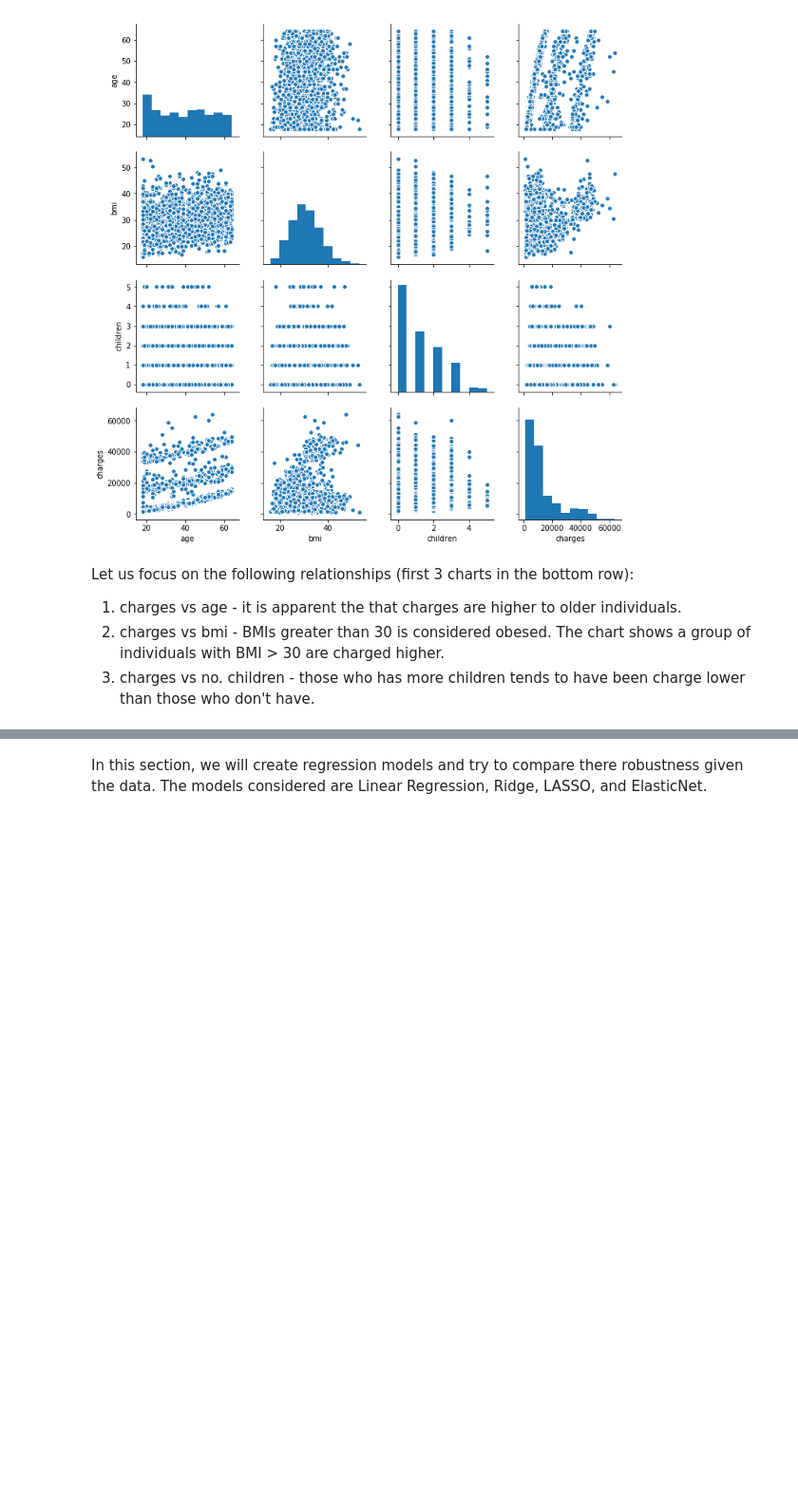
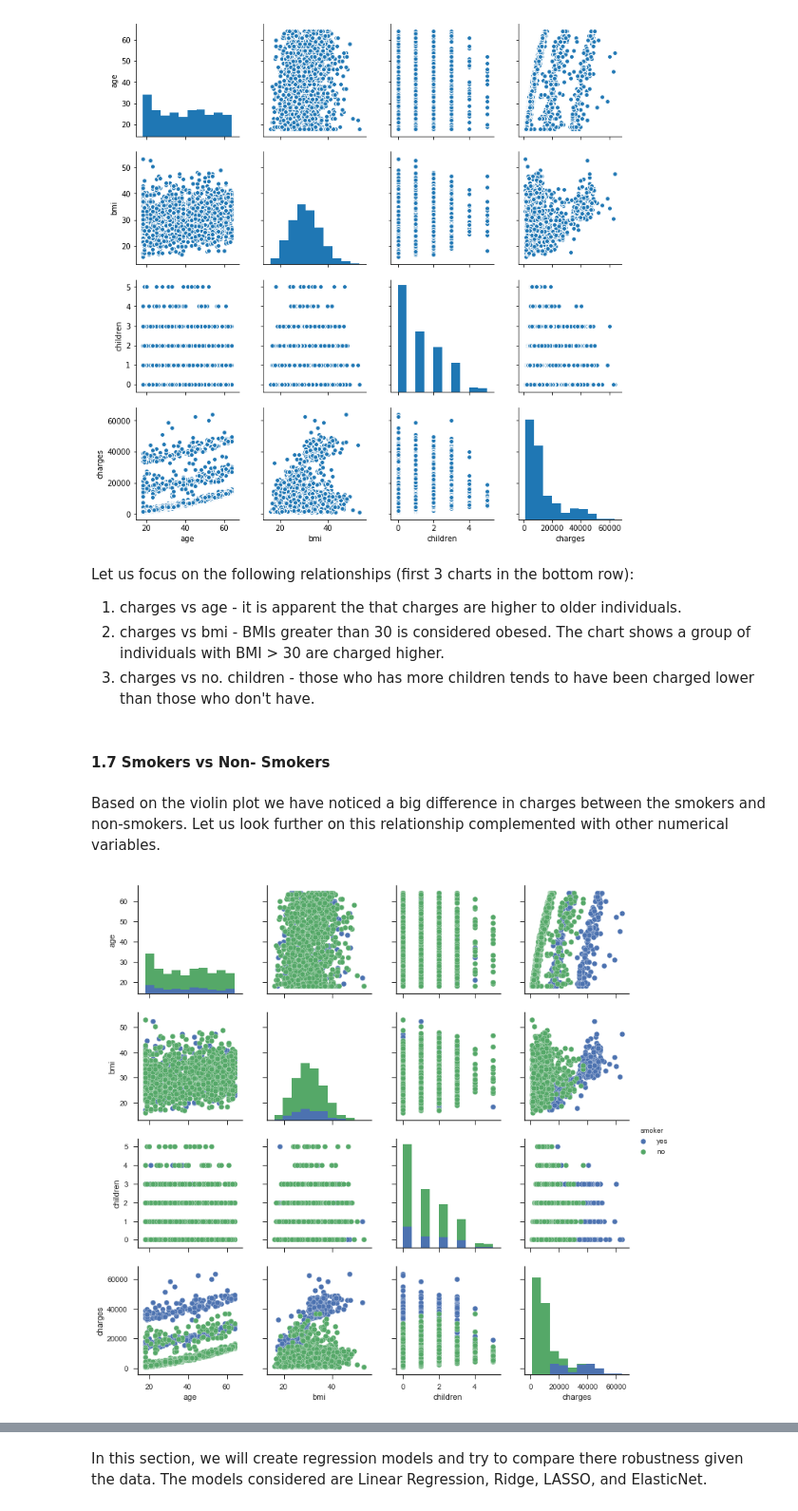
Before and after one commit to GrejSegura/MyProjects, a Jupyter notebook: MedicalInsuranceAnalysis/src/medInsurance_dataAnalysis.ipynb, the cells around one changed output, grey strips where cells are left out. Shown at 95% size. Drawn from its saved outputs; the diff is of its cells as text; code cells hidden in the pictures; blank space fills up the shorter version.

```diff
--- a/MedicalInsuranceAnalysis/src/medInsurance_dataAnalysis.ipynb
+++ b/MedicalInsuranceAnalysis/src/medInsurance_dataAnalysis.ipynb
@@ -150,4 +163,13 @@ pairPlot = sns.pairplot(data)
 Let us focus on the following relationships (first 3 charts in the bottom row):
 1. charges vs age - it is apparent the that charges are higher to older individuals.
 2. charges vs bmi - BMIs greater than 30 is considered obesed. The chart shows a group of individuals with BMI > 30 are charged higher.
-3. charges vs no. children - those who has more children tends to have been charge lower than those who don't have.
+3. charges vs no. children - those who has more children tends to have been charged lower than those who don't have.
+# %% [markdown]
+#### <a id='smokervsnon'> 1.7 Smokers vs Non- Smokers
+# %% [markdown]
+Based on the violin plot we have noticed a big difference in charges between the smokers and non-smokers. Let us look further on this relationship complemented with other numerical variables.
+# %%
+sns.set(style = "ticks")
+smokerPairs = sns.pairplot(data, hue = "smoker")
+# %% [output]
+[figure, added]
```
Also changed, not shown: parts of 41 cells of this notebook.
